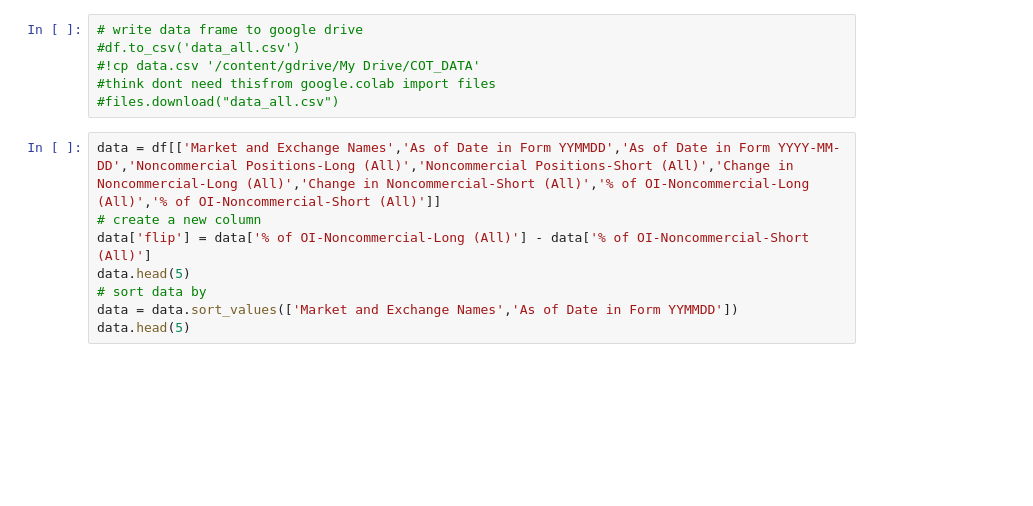
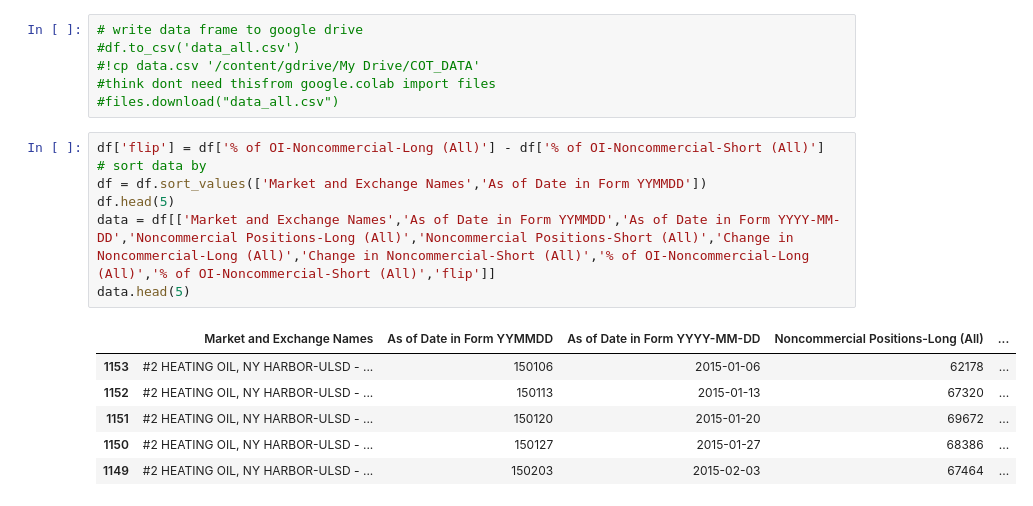
Before and after one commit to pipreaper/colabatory, a Jupyter notebook: read.ipynb, the cells around one changed output. Drawn from its saved outputs; the diff is of its cells as text; blank space fills up the shorter version.

```diff
--- a/read.ipynb
+++ b/read.ipynb
@@ -44,11 +44,17 @@ df.shape
 #think dont need thisfrom google.colab import files
 #files.download("data_all.csv")
 # %%
-data = df[['Market and Exchange Names','As of Date in Form YYMMDD','As of Date in Form YYYY-MM-DD','Noncommercial Positions-Long (All)','Noncommercial Positions-Short (All)','Change in Noncommercial-Long (All)','Change in Noncommercial-Short (All)','% of OI-Noncommercial-Long (All)','% of OI-Noncommercial-Short (All)']]
-# create a new column
-data['flip'] = data['% of OI-Noncommercial-Long (All)'] - data['% of OI-Noncommercial-Short (All)']
+df['flip'] = df['% of OI-Noncommercial-Long (All)'] - df['% of OI-Noncommercial-Short (All)']
+# sort data by
+df = df.sort_values(['Market and Exchange Names','As of Date in Form YYMMDD'])
+df.head(5)
+data = df[['Market and Exchange Names','As of Date in Form YYMMDD','As of Date in Form YYYY-MM-DD','Noncommercial Positions-Long (All)','Noncommercial Positions-Short (All)','Change in Noncommercial-Long (All)','Change in Noncommercial-Short (All)','% of OI-Noncommercial-Long (All)','% of OI-Noncommercial-Short (All)','flip']]
 data.head(5)
-# sort data by
-data = data.sort_values(['Market and Exchange Names','As of Date in Form YYMMDD'])
-data.head(5)
+# %% [output]
+|  | Market and Exchange Names | As of Date in Form YYMMDD | As of Date in Form YYYY-MM-DD | Noncommercial Positions-Long (All) | ... |
+| 1153 | #2 HEATING OIL, NY HARBOR-ULSD - ... | 150106 | 2015-01-06 | 62178 | ... |
+| 1152 | #2 HEATING OIL, NY HARBOR-ULSD - ... | 150113 | 2015-01-13 | 67320 | ... |
+| 1151 | #2 HEATING OIL, NY HARBOR-ULSD - ... | 150120 | 2015-01-20 | 69672 | ... |
+| 1150 | #2 HEATING OIL, NY HARBOR-ULSD - ... | 150127 | 2015-01-27 | 68386 | ... |
+| 1149 | #2 HEATING OIL, NY HARBOR-ULSD - ... | 150203 | 2015-02-03 | 67464 | ... |
 # %%
```
Also changed, not shown: parts of 1 cell of this notebook.
